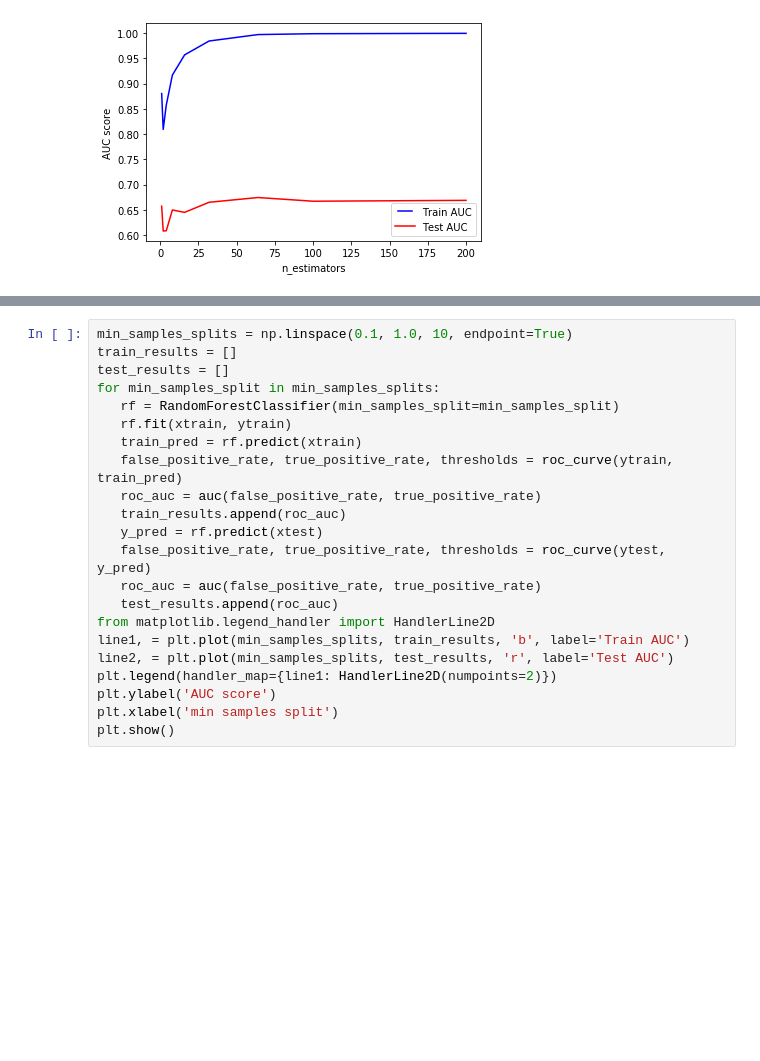
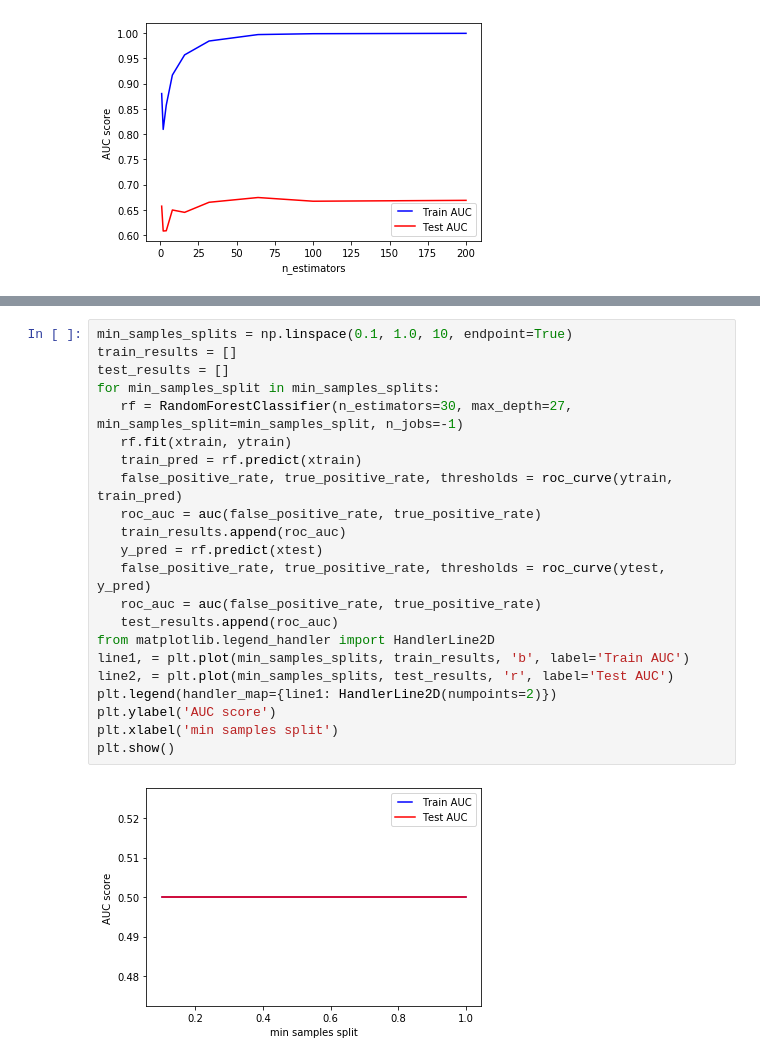
Before and after one commit to ilcarbo/robo_autos, a Jupyter notebook: curados/clasficadortree.ipynb, the cells around one changed output, grey strips where cells are left out. Saved outputs shown, nothing was run; the diff lists cells and outputs as text; blank space fills up the shorter version.

```diff
--- a/curados/clasficadortree.ipynb
+++ b/curados/clasficadortree.ipynb
@@ -200,22 +248,24 @@ plt.show()
 # %%
 min_samples_splits = np.linspace(0.1, 1.0, 10, endpoint=True)
 train_results = []
 test_results = []
 for min_samples_split in min_samples_splits:
-   rf = RandomForestClassifier(min_samples_split=min_samples_split)
+   rf = RandomForestClassifier(n_estimators=30, max_depth=27, min_samples_split=min_samples_split, n_jobs=-1)
    rf.fit(xtrain, ytrain)
    train_pred = rf.predict(xtrain)
    false_positive_rate, true_positive_rate, thresholds = roc_curve(ytrain, train_pred)
    roc_auc = auc(false_positive_rate, true_positive_rate)
    train_results.append(roc_auc)
    y_pred = rf.predict(xtest)
    false_positive_rate, true_positive_rate, thresholds = roc_curve(ytest, y_pred)
    roc_auc = auc(false_positive_rate, true_positive_rate)
    test_results.append(roc_auc)
 from matplotlib.legend_handler import HandlerLine2D
 line1, = plt.plot(min_samples_splits, train_results, 'b', label='Train AUC')
 line2, = plt.plot(min_samples_splits, test_results, 'r', label='Test AUC')
 plt.legend(handler_map={line1: HandlerLine2D(numpoints=2)})
 plt.ylabel('AUC score')
 plt.xlabel('min samples split')
 plt.show()
+# %% [output]
+[figure, added]
```
Also changed, not shown: parts of 19 cells of this notebook.
